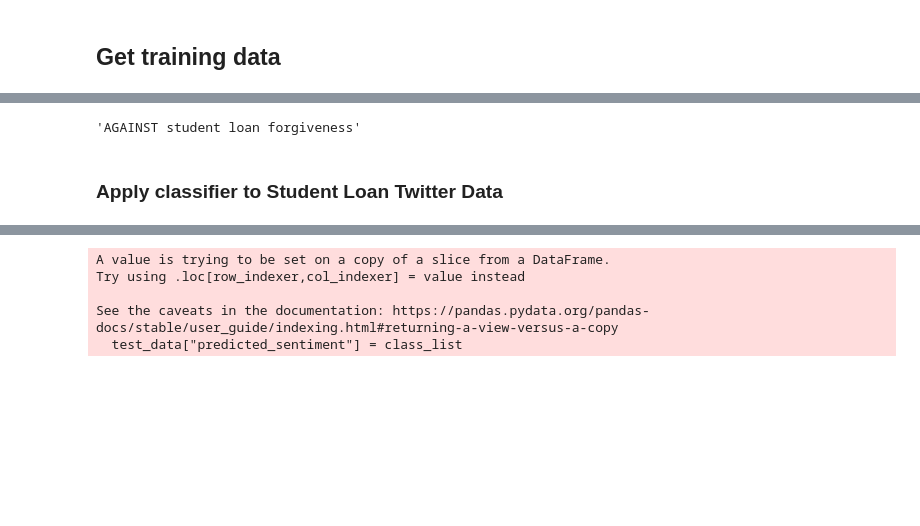
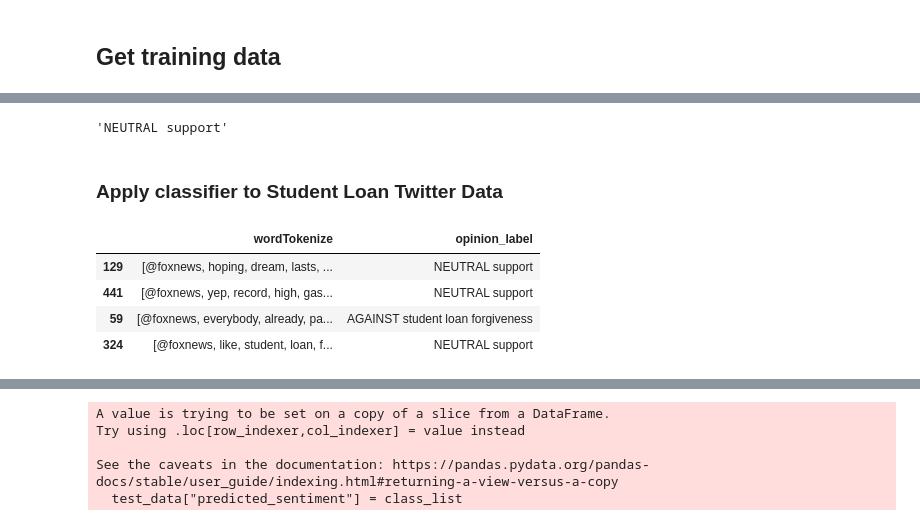
Before and after one commit to mzins/analysis-of-public-opinion, a Jupyter notebook: sentiment_analysis.ipynb, the cells around one changed output, grey strips where cells are left out. Cells and saved outputs as stored; diff of their text form; code cells hidden in the pictures; blank space fills up the shorter version.

```diff
--- a/sentiment_analysis.ipynb
+++ b/sentiment_analysis.ipynb
@@ -59,7 +59,12 @@ def extract_features(document):
 from nltk.corpus import stopwords
 stop_words = set(stopwords.words('english'))
 stop_words.update(['.',  ',', '"', "'", '?', '!', ':', ';', '(', ')', '[', ']', '{', '}','year', # remove it if you need punctuation
-'#', '://', '/', 'www', '-', 'com', '=', '...', 'org', 'https', '@', '&', "'", '"', 'msnbc', 'foxnews', 'npr', 'nytimes', 'cnn', 'usedgov']) # added for this assignment
+'#', '://', '/', 'www', '-', 'com', '=', '...', 'org', 'https', '@', '&', "'", '"']) # added for this assignment
+
+
+# # media stopwords only
+# stop_words = set(['msnbc', 'foxnews', 'npr', 'nytimes', 'cnn', 'usedgov', '@msnbc', '@foxnews', '@npr', '@nytimes', '@cnn', '@usedgov'])
+# stop_words
 # %%
 # turn df['tweet'] into token variables
 
@@ -169,12 +197,12 @@ training_set = nltk.classify.apply_features(extract_features, training_data)
 # %%
 # train our classifier using our training data set
 classifier = nltk.NaiveBayesClassifier.train(training_set)
-# %%
-# test it out
-tweet = "@FoxNews He\'s having issues isn't he. He can't pass a ban on pew pews, he can't do student loan forgiveness (kind of intentional btw,) he can't pass gas because his heads in the way of natural progression in his bum. He just can't catch a break man. 😪"
-
-classifier.classify(extract_features(tweet.split()))
-# %% [output]
-'AGAINST student loan forgiveness'
+# %%
+# test it out
+tweet = "@FoxNews Stop Federal Funding and student loans to attend these schools."
+
+classifier.classify(extract_features(tweet.split()))  # did not take in stopwords
+# %% [output]
+'NEUTRAL support'
 # %% [markdown]
 ### Apply classifier to Student Loan Twitter Data
@@ -184,3 +209,10 @@ classifier.classify(extract_features(tweet.split()))
 # %%
 # Test Data
-test_data = pd.concat(X_test, y_test)
+test_data = pd.concat([X_test, y_test], axis = 1)
+test_data.head(4)
+# %% [output]
+|  | wordTokenize | opinion_label |
+| 129 | [@foxnews, hoping, dream, lasts, ... | NEUTRAL support |
+| 441 | [@foxnews, yep, record, high, gas... | NEUTRAL support |
+| 59 | [@foxnews, everybody, already, pa... | AGAINST student loan forgiveness |
+| 324 | [@foxnews, like, student, loan, f... | NEUTRAL support |
```
Also changed, not shown: parts of 22 cells of this notebook, 8 other files.
